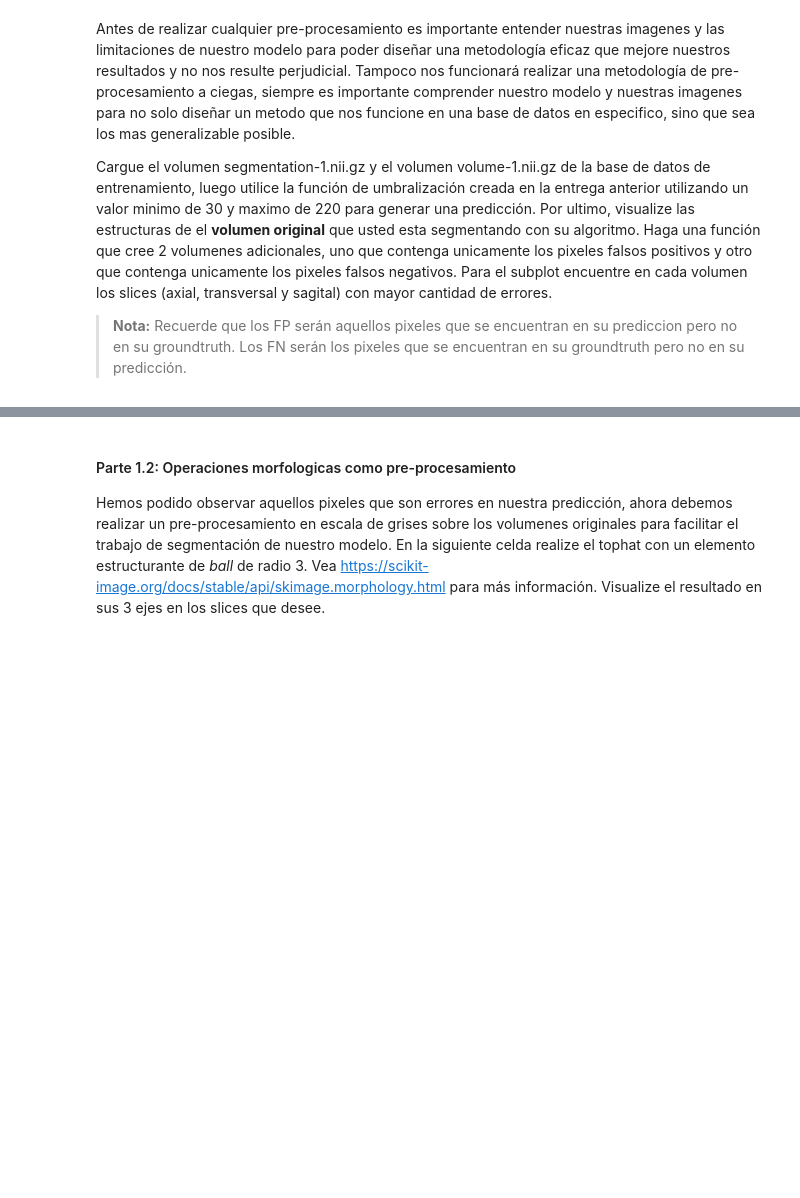
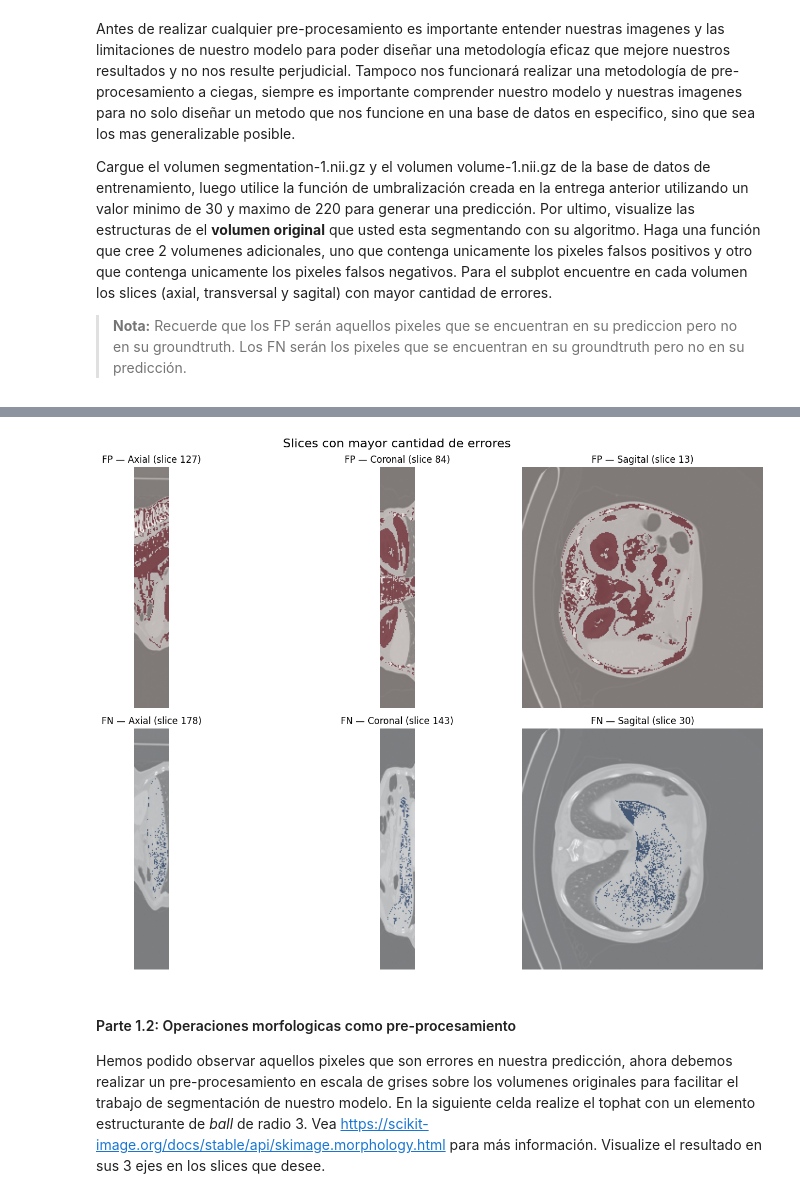
Before and after one commit to elblanquito1/Miniproyecto-2-entrega-2, a Jupyter notebook: Entrega 2.ipynb, the cells around one changed output, grey strips where cells are left out. Drawn from its saved outputs; the diff is of its cells as text; code cells hidden in the pictures; blank space fills up the shorter version.

```diff
--- a/Entrega 2.ipynb
+++ b/Entrega 2.ipynb
@@ -92,63 +92,67 @@ def errores(segment_pred,segmen1):
 
     return FP_volumes,FN_volumes
 # %%
-    def visualizar_errores(volume1, FP_volumes, FN_volumes):
-        """Encuentra los slices con más errores en cada eje y los visualiza.
+# Calcular volúmenes de error correctamente
+FP_volumes, FN_volumes = errores(segment_pred, segmen1)
 
-        Args:
-            volume1 (ndarray): Volumen MRI original
-            FP_volumes (ndarray): Volumen con únicamente píxeles Falsos Positivos
-            FN_volumes (ndarray): Volumen con únicamente píxeles Falsos Negativos
-        """
+def visualizar_errores(volume1, FP_volumes, FN_volumes):
+    """Encuentra los slices con más errores en cada eje y los visualiza.
 
+    Args:
+        volume1 (ndarray): Volumen MRI original
+        FP_volumes (ndarray): Volumen con únicamente píxeles Falsos Positivos
+        FN_volumes (ndarray): Volumen con únicamente píxeles Falsos Negativos
+    """
 
-        # Sumamos manualmente en los dos ejes que NO son el de interés
-        # Eje 0 → axial: sumamos sobre ejes 1 y 2 usando dos .sum() encadenados
-        fp_axial   = np.argmax(FP_volumes.sum(axis=1).sum(axis=1))
-        fn_axial   = np.argmax(FN_volumes.sum(axis=1).sum(axis=1))
+    # Eje 0 → axial
+    fp_axial = np.argmax(FP_volumes.sum(axis=1).sum(axis=1))
+    fn_axial = np.argmax(FN_volumes.sum(axis=1).sum(axis=1))
 
-        # Eje 1 → coronal: sumamos sobre ejes 0 y 2
-        fp_coronal = np.argmax(FP_volumes.sum(axis=0).sum(axis=1))
-        fn_coronal = np.argmax(FN_volumes.sum(axis=0).sum(axis=1))
+    # Eje 1 → coronal
+    fp_coronal = np.argmax(FP_volumes.sum(axis=0).sum(axis=1))
+    fn_coronal = np.argmax(FN_volumes.sum(axis=0).sum(axis=1))
 
-        # Eje 2 → sagital: sumamos sobre ejes 0 y 1
-        fp_sagital = np.argmax(FP_volumes.sum(axis=0).sum(axis=0))
-        fn_sagital = np.argmax(FN_volumes.sum(axis=0).sum(axis=0))
+    # Eje 2 → sagital
+    fp_sagital = np.argmax(FP_volumes.sum(axis=0).sum(axis=0))
+    fn_sagital = np.argmax(FN_volumes.sum(axis=0).sum(axis=0))
 
-        # ── Crear el subplot ───────────────────────────────────────────────────────
-        fig, axes = plt.subplots(2, 3, figsize=(15, 10))
-        fig.suptitle('Slices con mayor cantidad de errores', fontsize=16)
+    fig, axes = plt.subplots(2, 3, figsize=(15, 10))
+    fig.suptitle('Slices con mayor cantidad de errores', fontsize=16)
 
-        # ── Fila 0: Falsos Positivos (rojo) ───────────────────────────────────────
-        axes[0, 0].imshow(volume1[fp_axial, :, :], cmap='gray')
-        axes[0, 0].imshow(FP_volumes[fp_axial, :, :], cmap='Reds', alpha=0.5)
-        axes[0, 0].set_title(f'FP — Axial (slice {fp_axial})')
-        axes[0, 0].axis('off')
+    # Falsos positivos
+    axes[0, 0].imshow(volume1[fp_axial, :, :], cmap='gray')
+    axes[0, 0].imshow(FP_volumes[fp_axial, :, :], cmap='Reds', alpha=0.5)
+    axes[0, 0].set_title(f'FP — Axial (slice {fp_axial})')
+    axes[0, 0].axis('off')
 
-        axes[0, 1].imshow(volume1[:, fp_coronal, :], cmap='gray')
-        axes[0, 1].imshow(FP_volumes[:, fp_coronal, :], cmap='Reds', alpha=0.5)
-        axes[0, 1].set_title(f'FP — Coronal (slice {fp_coronal})')
-        axes[0, 1].axis('off')
+    axes[0, 1].imshow(volume1[:, fp_coronal, :], cmap='gray')
+    axes[0, 1].imshow(FP_volumes[:, fp_coronal, :], cmap='Reds', alpha=0.5)
+    axes[0, 1].set_title(f'FP — Coronal (slice {fp_coronal})')
+    axes[0, 1].axis('off')
 
-        axes[0, 2].imshow(volume1[:, :, fp_sagital], cmap='gray')
-        axes[0, 2].imshow(FP_volumes[:, :, fp_sagital], cmap='Reds', alpha=0.5)
-        axes[0, 2].set_title(f'FP — Sagital (slice {fp_sagital})')
-        axes[0, 2].axis('off')
+    axes[0, 2].imshow(volume1[:, :, fp_sagital], cmap='gray')
+    axes[0, 2].imshow(FP_volumes[:, :, fp_sagital], cmap='Reds', alpha=0.5)
+    axes[0, 2].set_title(f'FP — Sagital (slice {fp_sagital})')
+    axes[0, 2].axis('off')
 
-        # ── Fila 1: Falsos Negativos (azul) ───────────────────────────────────────
-        axes[1, 0].imshow(volume1[fn_axial, :, :], cmap='gray')
-        axes[1, 0].imshow(FN_volumes[fn_axial, :, :], cmap='Blues', alpha=0.5)
-        axes[1, 0].set_title(f'FN — Axial (slice {fn_axial})')
-        axes[1, 0].axis('off')
+    # Falsos negativos
+    axes[1, 0].imshow(volume1[fn_axial, :, :], cmap='gray')
+    axes[1, 0].imshow(FN_volumes[fn_axial, :, :], cmap='Blues', alpha=0.5)
+    axes[1, 0].set_title(f'FN — Axial (slice {fn_axial})')
+    axes[1, 0].axis('off')
 
-        axes[1, 1].imshow(volume1[:, fn_coronal, :], cmap='gray')
-        axes[1, 1].imshow(FN_volumes[:, fn_coronal, :], cmap='Blues', alpha=0.5)
-        axes[1, 1].set_title(f'FN — Coronal (slice {fn_coronal})')
-        axes[1, 1].axis('off')
+    axes[1, 1].imshow(volume1[:, fn_coronal, :], cmap='gray')
+    axes[1, 1].imshow(FN_volumes[:, fn_coronal, :], cmap='Blues', alpha=0.5)
+    axes[1, 1].set_title(f'FN — Coronal (slice {fn_coronal})')
+    axes[1, 1].axis('off')
 
-        axes[1, 2].imshow(volume1[:, :, fn_sagital], cmap='gray')
-        axes[1, 2].imshow(FN_volumes[:, :, fn_sagital], cmap='Blues', alpha=0.5)
-        axes[1, 2].set_title(f'FN — Sagital (slice {fn_sagital})')
+    axes[1, 2].imshow(volume1[:, :, fn_sagital], cmap='gray')
+    axes[1, 2].imshow(FN_volumes[:, :, fn_sagital], cmap='Blues', alpha=0.5)
+    axes[1, 2].set_title(f'FN — Sagital (slice {fn_sagital})')
+    axes[1, 2].axis('off')
 
-    visualizar_errores(volume1, FP_volumes, FN_volumes)
+    plt.tight_layout()
+    plt.show()
+
+visualizar_errores(volume1, FP_volumes, FN_volumes)
 # %% [output]
@@ -156,3 +159,4 @@ AttributeError: 'str' object has no attribute 'sum'
+[figure, added]
 # %%
 assert np.isclose(np.sum(volume1),-1550711485.0,0.01), 'No se abrió el volumen 1'
 assert len(np.unique(segmen1))==2, f'Las etiquetas del volumen de anotacion deben ser 2 y son {len(np.unique(segmen1))}, puede que haya guardado el volumen 1 en esta variable o no haya contado la etiqueta 1 y 2 como 1.'
```
Also changed, not shown: parts of 23 cells of this notebook.
